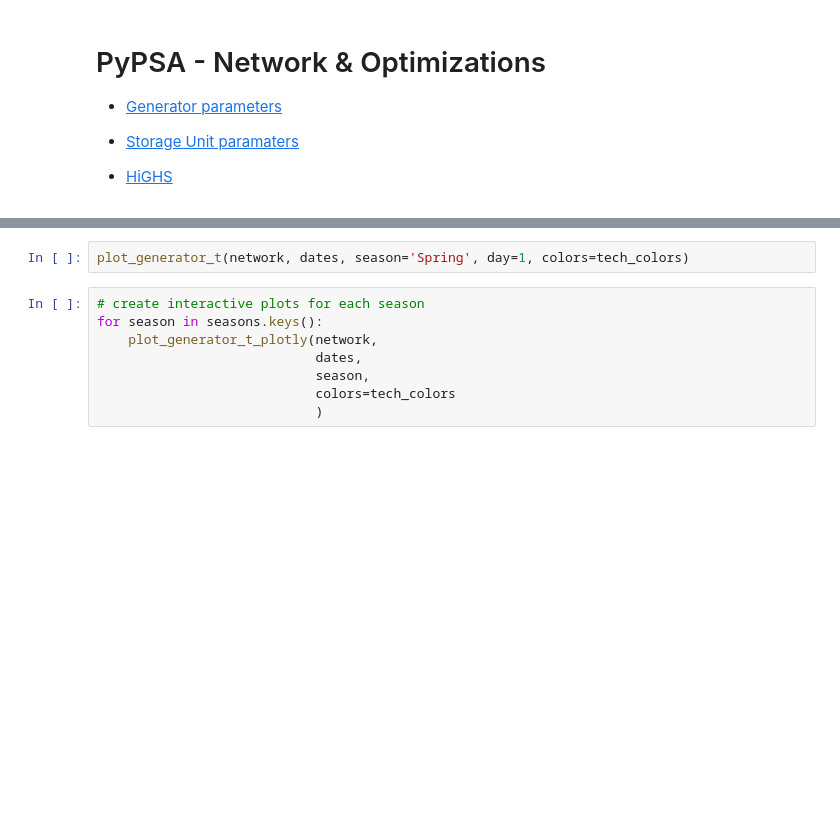
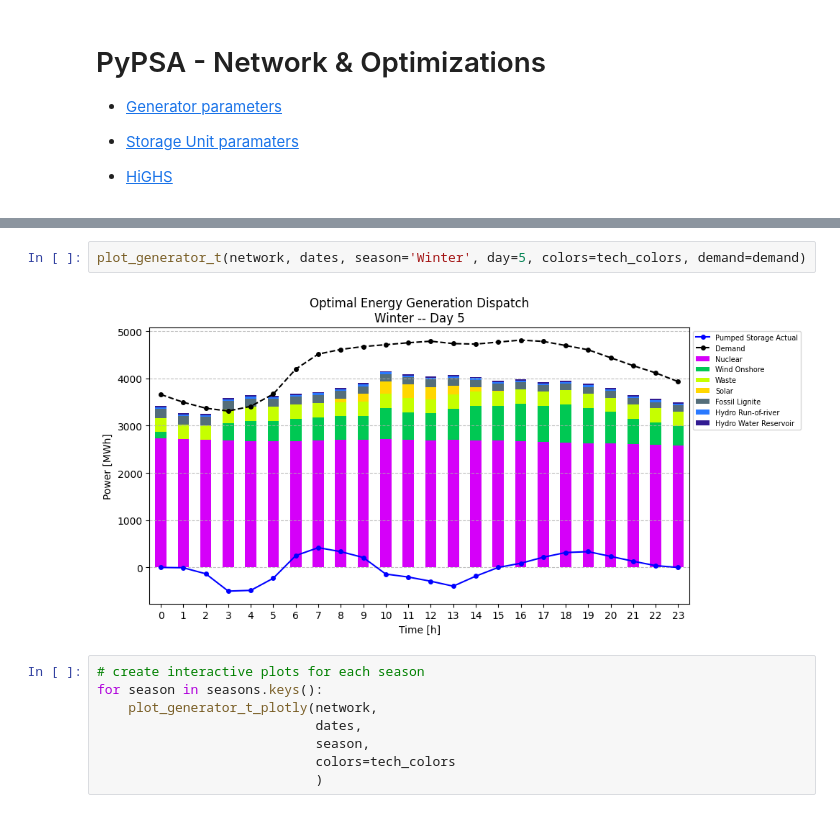
Before and after one commit to menkobalazs/power-systems-analysis, a Jupyter notebook: 02_hungary.ipynb, the cells around one changed output, grey strips where cells are left out. Saved outputs shown, nothing was run; the diff lists cells and outputs as text; blank space fills up the shorter version.

```diff
--- a/02_hungary.ipynb
+++ b/02_hungary.ipynb
@@ -144,5 +197,7 @@ network.optimize(solver_name='highs',
 # %%
-plot_generator_t(network, dates, season='Spring', day=1, colors=tech_colors)
+plot_generator_t(network, dates, season='Winter', day=5, colors=tech_colors, demand=demand)
+# %% [output]
+[figure, added]
 # %%
 # create interactive plots for each season
 for season in seasons.keys():
```
Also changed, not shown: parts of 2 cells of this notebook, 7 other files.
